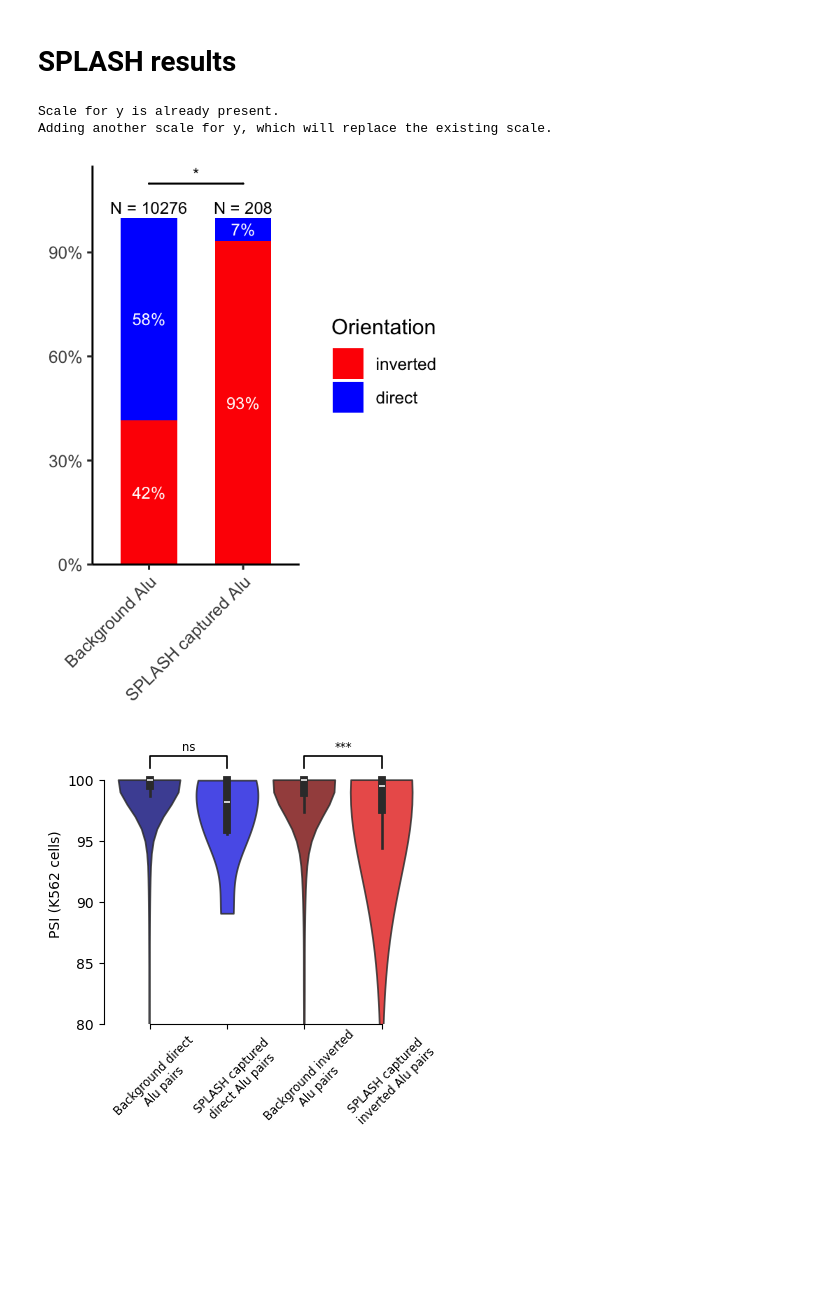
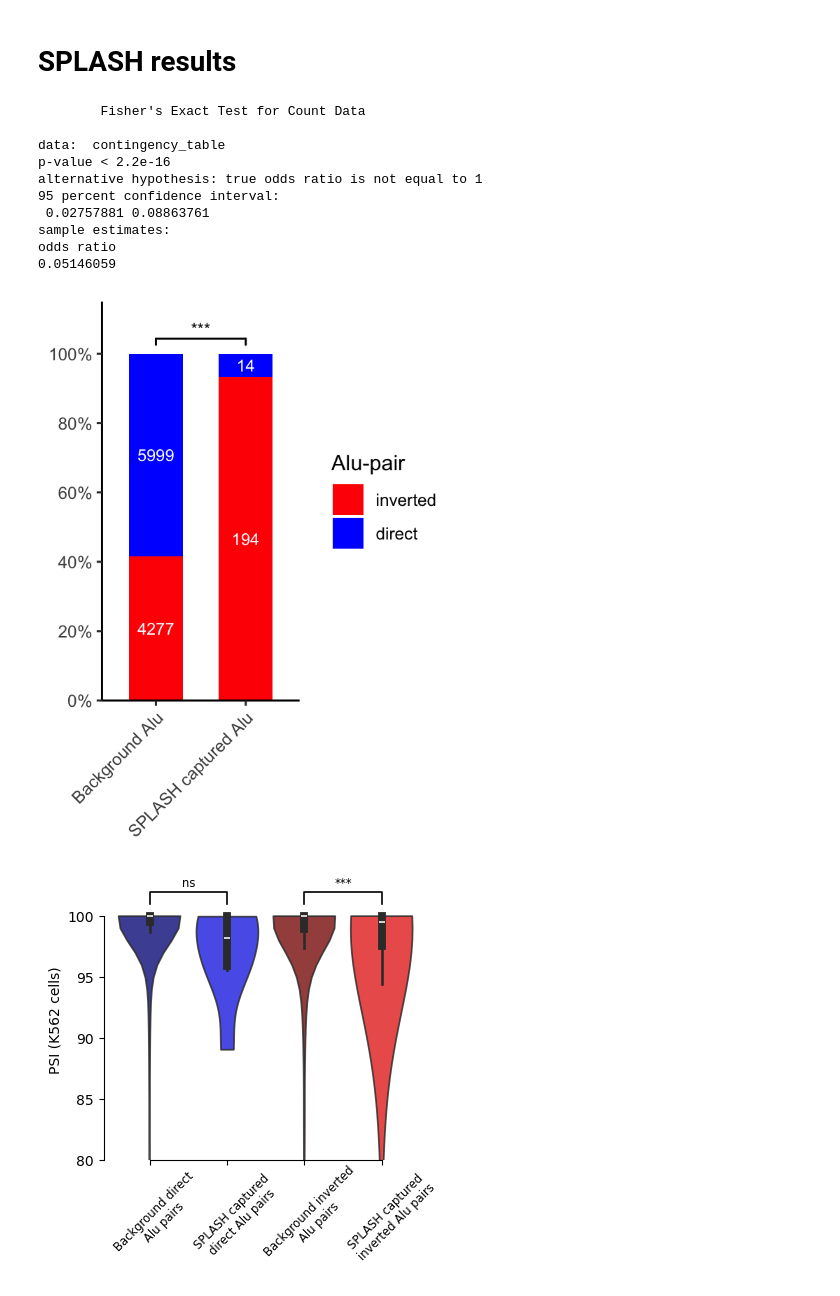
Before and after one commit to Hyunbeen-Lee/RNA_Alu_paper_figure, a Jupyter notebook: Notebooks/Figure1.ipynb, the cells around one changed output. Cells and saved outputs as stored; diff of their text form; code cells hidden in the pictures; blank space fills up the shorter version.

```diff
--- a/Notebooks/Figure1.ipynb
+++ b/Notebooks/Figure1.ipynb
@@ -164,62 +163,81 @@ data_sub[, perc := count / total]
 
 contingency_table <- matrix(
   c(4277, 5999,   # Background_Alu: [inverted, direct]
     194,  14),    # SPLASH_captured_Alu: [inverted, direct]
   nrow = 2, byrow = TRUE
 )
 rownames(contingency_table) <- c("Background_Alu", "SPLASH_captured_Alu")
 colnames(contingency_table) <- c("inverted", "direct")
 fisher_result <- fisher.test(contingency_table)
 p_value <- fisher_result$p.value
-sig_label <- ifelse(p_value < 0.05, "*", "ns")
+sig_label <- ifelse(p_value < 0.001, "***",
+              ifelse(p_value < 0.01, "**",
+              ifelse(p_value < 0.05, "*", "ns")))
+
+print(fisher_result)
 
 # Prepare a data frame of totals for annotation.
 totals <- unique(data_sub[, .(group, total)])
 
+
+
 Fig1E <- ggplot(data_sub, aes(x = group, y = perc, fill = orientation)) +
   geom_bar(stat = "identity", position = "fill", width = 0.6) +
+
   scale_fill_manual(
-    name = "Orientation",
-    values = c("inverted" = "red", "direct" = "blue")
+    name = "Alu-pair",
+    values = c("inverted" = "red", "direct"  = "blue")
   ) +
-  geom_text(aes(label = scales::percent(perc, accuracy = 1)),
+
+  # new: show raw counts inside each bar segment
+  geom_text(aes(label = count),
             position = position_fill(vjust = 0.5),
             color = "white", size = 3) +
-  geom_text(data = totals,
-            aes(x = group, y = 1.03, label = paste("N =", total)),
-            inherit.aes = FALSE, size = 3) +
-  scale_y_continuous(labels = scales::percent_format(),
-                     expand = c(0, 0),
-                     limits = c(0, 1.2)) +
+
+  # (totals annotation removed!)
+
   scale_x_discrete(labels = c(
-    "SPLASH_captured_Alu" = "SPLASH captured Alu",
-    "Background_Alu" = "Background Alu"
+    "SPLASH_captured_Alu"  = "SPLASH captured Alu",
+    "Background_Alu"       = "Background Alu"
   )) +
   theme_classic() +
   theme(
-    axis.title.x = element_blank(),
-    axis.title.y = element_blank(),
-    axis.text.x = element_text(angle = 45, hjust = 1),
+    axis.title.x    = element_blank(),
+    axis.title.y    = element_blank(),
+    axis.text.x     = element_text(angle = 45, hjust = 1),
     legend.position = "right",
-    legend.direction = "vertical"
+    legend.direction= "vertical"
+  ) +
+  guides(fill = guide_legend(reverse = TRUE)) +
+
+  geom_signif(
+    comparisons = list(c("Background_Alu", "SPLASH_captured_Alu")),
+    annotations = sig_label,
+    y_position  = 1.0,
+    tip_length  = 0.02,
+    textsize    = 3
   ) +
 
-  guides(fill = guide_legend(reverse = TRUE)) +
-  geom_signif(comparisons = list(c("Background_Alu", "SPLASH_captured_Alu")),
-              annotations = sig_label,
-              y_position = 1.05,
-              tip_length = 0,
-              textsize = 3) +
-  #ylim(c(0, 1.5))  +
-    scale_y_continuous(labels = scales::percent_format(),
-                     expand = c(0, 0),
-                     limits = c(0, 1.15))
+  scale_y_continuous(
+    breaks  = seq(0, 1, by = 0.2),
+    labels  = scales::percent_format(accuracy = 1),
+    expand  = c(0, 0),
+    limits  = c(0, 1.15)
+  )
 
 print(Fig1E)
 # %% [output]
-Scale for y is already present.
-Adding another scale for y, which will replace the existing scale.
+        Fisher's Exact Test for Count Data
+
+data:  contingency_table
+p-value < 2.2e-16
+alternative hypothesis: true odds ratio is not equal to 1
+95 percent confidence interval:
+ 0.02757881 0.08863761
+sample estimates:
+odds ratio
+0.05146059
-[figure, old version]
+[figure, new version]
 # %%
 
 alu_meta_ext = pd.read_csv("../Data/alu_meta_ext.txt", sep = "\t")
```
Also changed, not shown: parts of 4 cells of this notebook, 1 other file.
